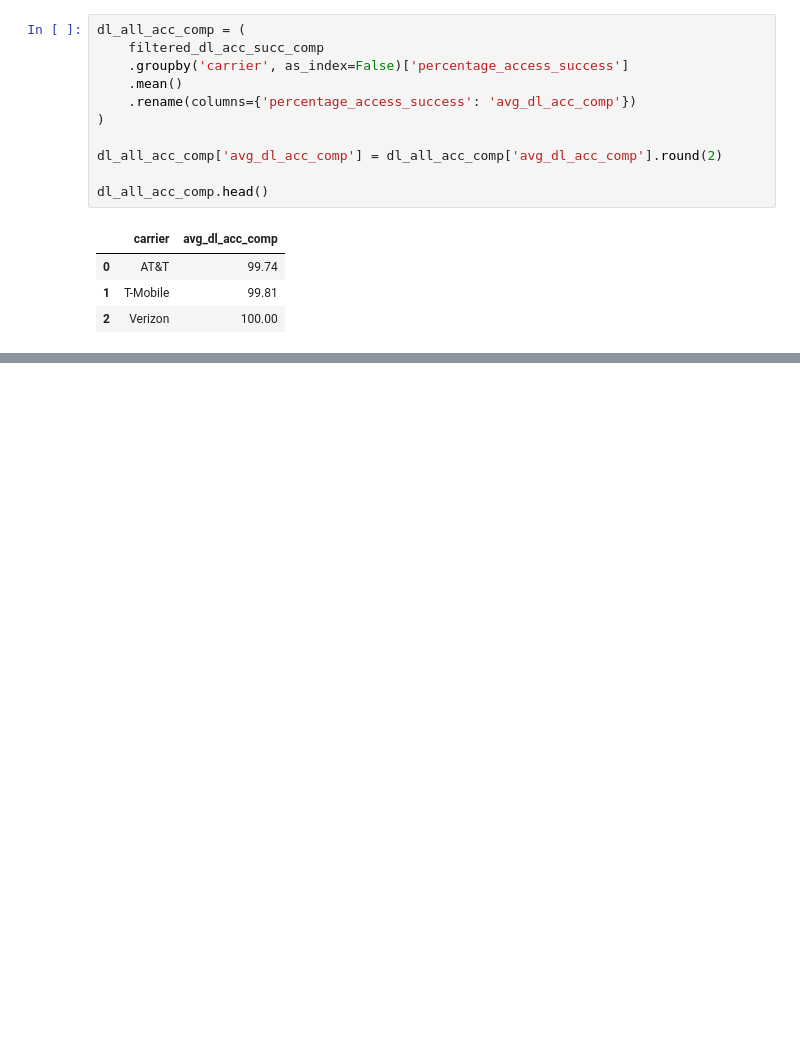
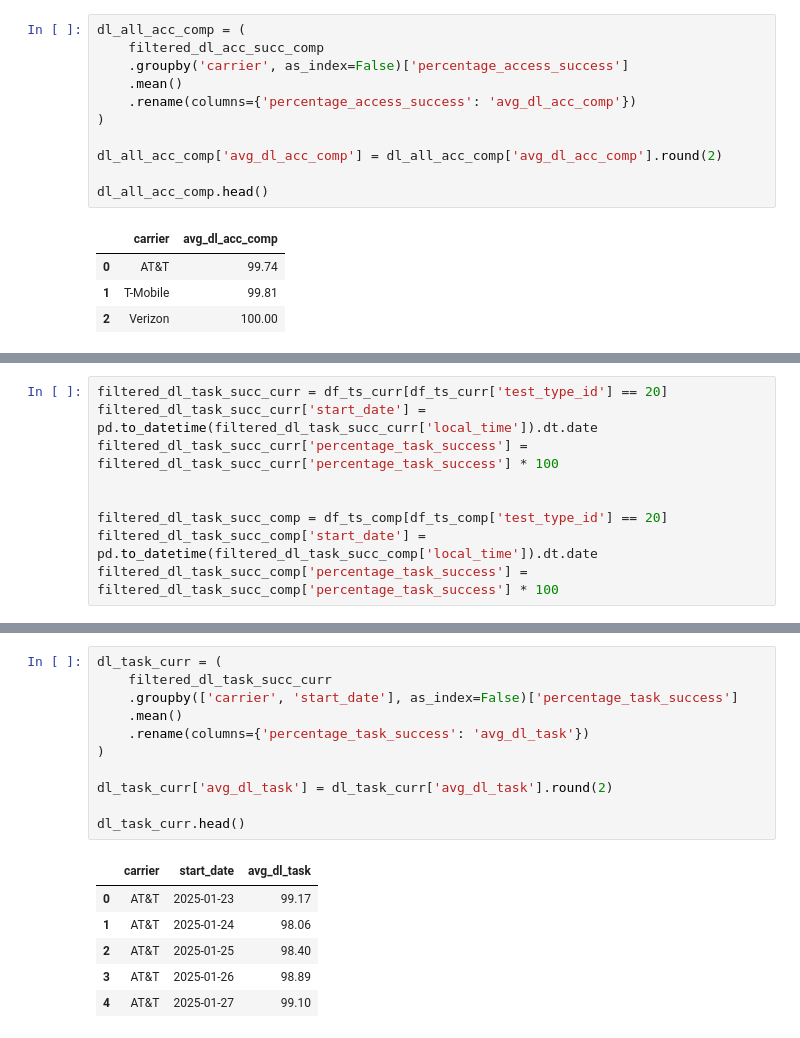
Before and after one commit to ookla-jennymassari/dq_reporting_test.py, a Jupyter notebook: dq_reporting_notebook.ipynb, the cells around one changed output, grey strips where cells are left out. Cells and saved outputs as stored; diff of their text form; blank space fills up the shorter version.

Commit message:
Added logic for Download Task Success.

```diff
--- a/dq_reporting_notebook.ipynb
+++ b/dq_reporting_notebook.ipynb
@@ -1501,0 +1504,9 @@ dl_all_acc_comp.head()
+# %%
+filtered_dl_task_succ_curr = df_ts_curr[df_ts_curr['test_type_id'] == 20]
+filtered_dl_task_succ_curr['start_date'] = pd.to_datetime(filtered_dl_task_succ_curr['local_time']).dt.date
+filtered_dl_task_succ_curr['percentage_task_success'] = filtered_dl_task_succ_curr['percentage_task_success'] * 100
+
+
+filtered_dl_task_succ_comp = df_ts_comp[df_ts_comp['test_type_id'] == 20]
+filtered_dl_task_succ_comp['start_date'] = pd.to_datetime(filtered_dl_task_succ_comp['local_time']).dt.date
+filtered_dl_task_succ_comp['percentage_task_success'] = filtered_dl_task_succ_comp['percentage_task_success'] * 100
@@ -1501,0 +1534,18 @@ dl_all_acc_comp.head()
+# %%
+dl_task_curr = (
+    filtered_dl_task_succ_curr
+    .groupby(['carrier', 'start_date'], as_index=False)['percentage_task_success']
+    .mean()
+    .rename(columns={'percentage_task_success': 'avg_dl_task'})
+)
+
+dl_task_curr['avg_dl_task'] = dl_task_curr['avg_dl_task'].round(2)
+
+dl_task_curr.head()
+# %% [output]
+|  | carrier | start_date | avg_dl_task |
+| 0 | AT&T | 2025-01-23 | 99.17 |
+| 1 | AT&T | 2025-01-24 | 98.06 |
+| 2 | AT&T | 2025-01-25 | 98.40 |
+| 3 | AT&T | 2025-01-26 | 98.89 |
+| 4 | AT&T | 2025-01-27 | 99.10 |
```
Also changed, not shown: parts of 6 cells of this notebook.
